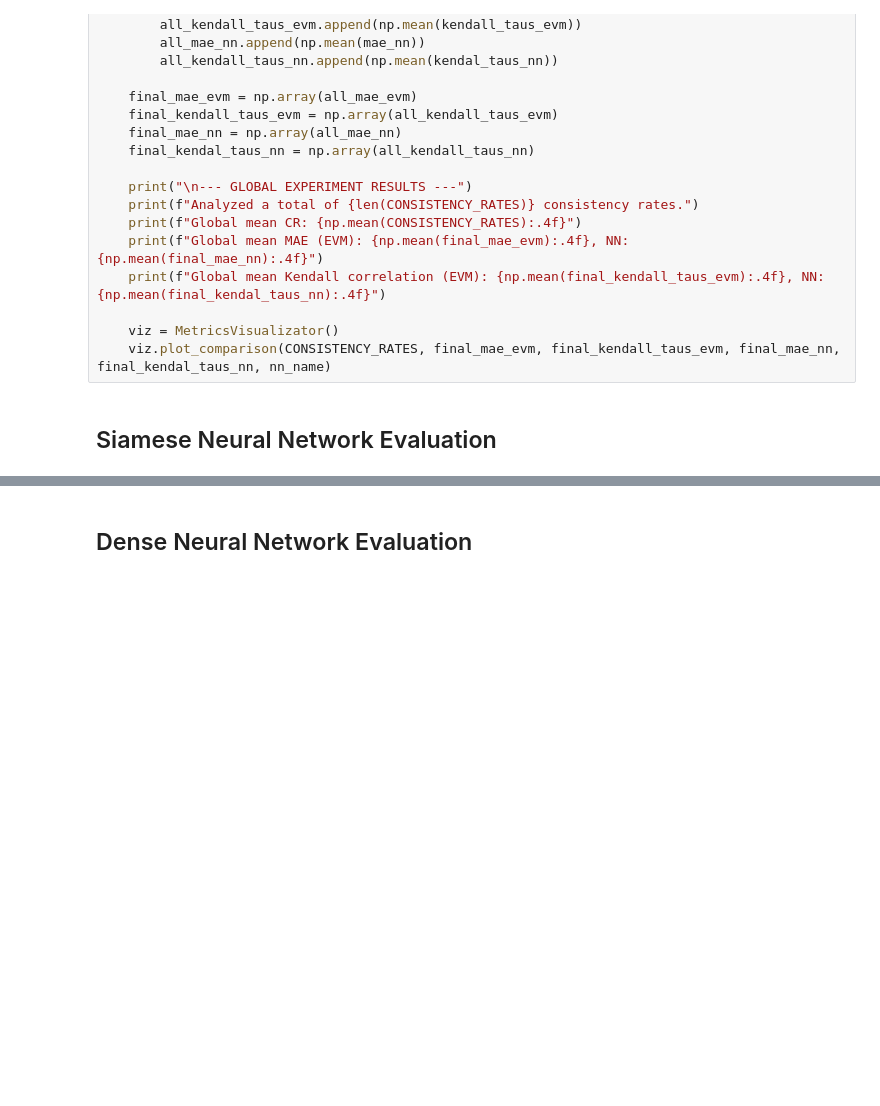
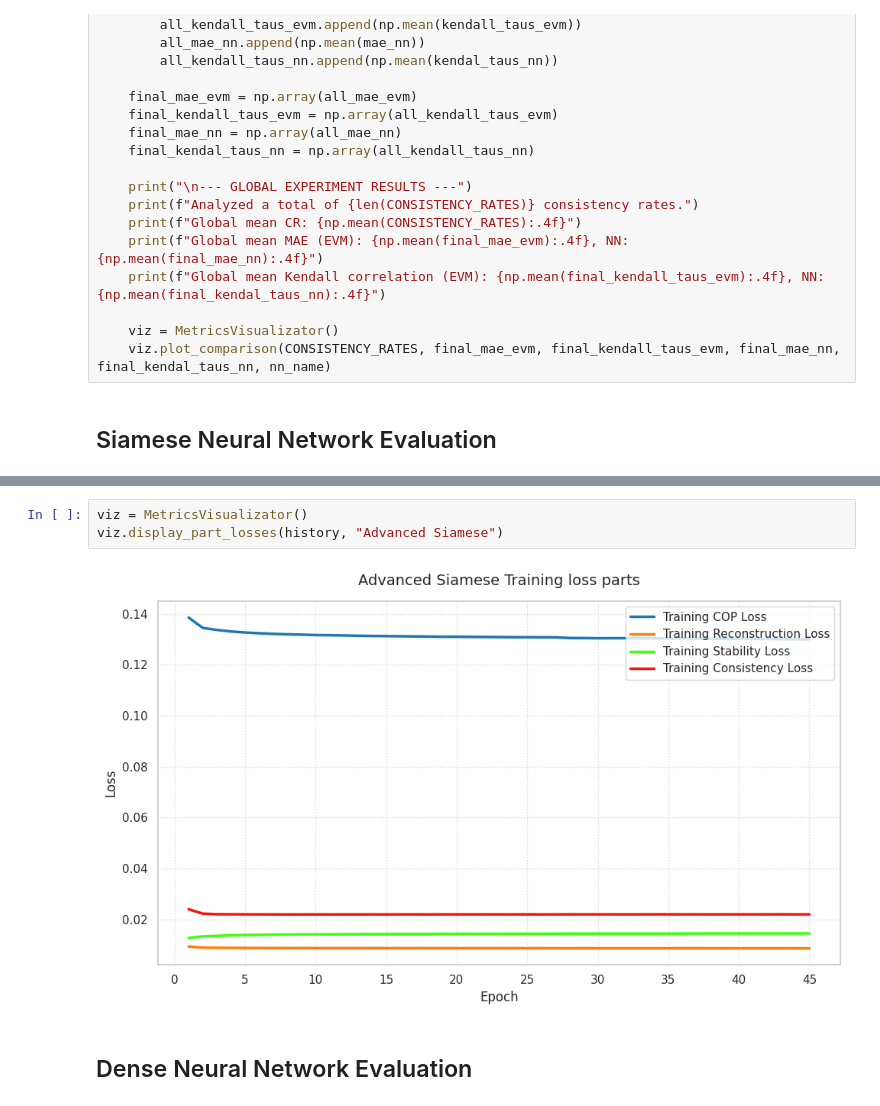
Before and after one commit to KonradHD/NN-preference-modeling, a Jupyter notebook: results.ipynb, the cells around one changed output, grey strips where cells are left out. Saved outputs shown, nothing was run; the diff lists cells and outputs as text; blank space fills up the shorter version.

```diff
--- a/results.ipynb
+++ b/results.ipynb
@@ -244,3 +336,8 @@ Global mean Kendall correlation (EVM): 0.6368, NN: 0.6216
+# %%
+viz = MetricsVisualizator()
+viz.display_part_losses(history, "Advanced Siamese")
+# %% [output]
+[figure, added]
 # %% [markdown]
 ## Dense Neural Network Evaluation
 # %%
```
Also changed, not shown: parts of 10 cells of this notebook, 18 other files.
